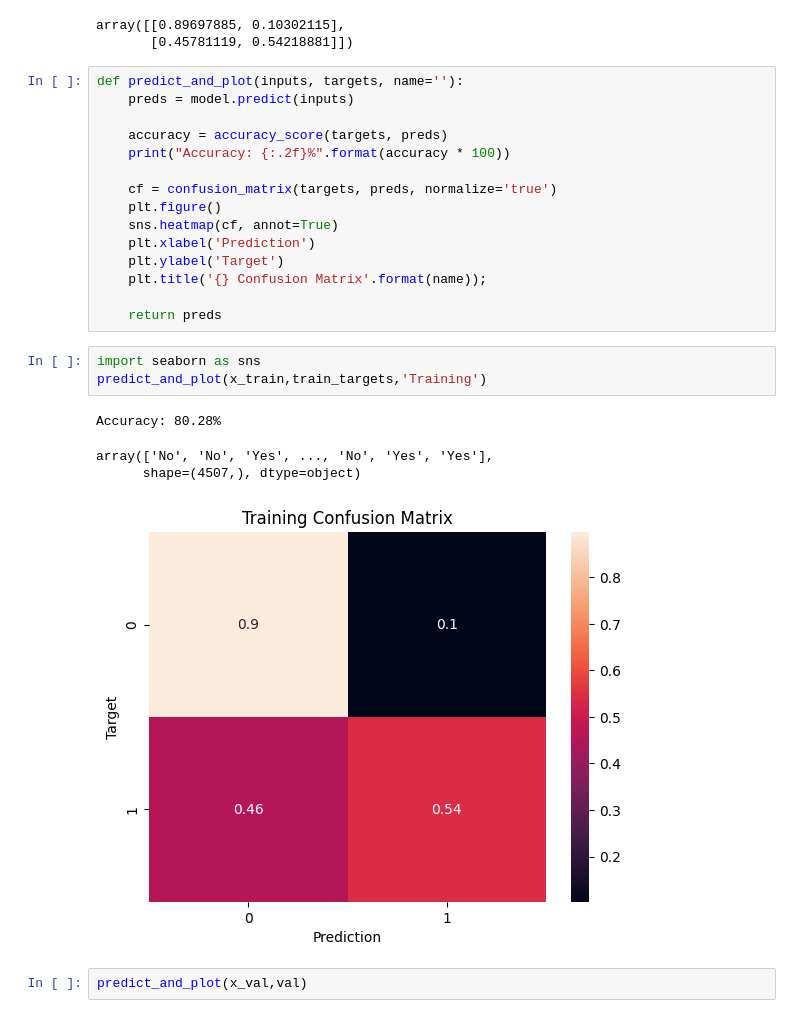
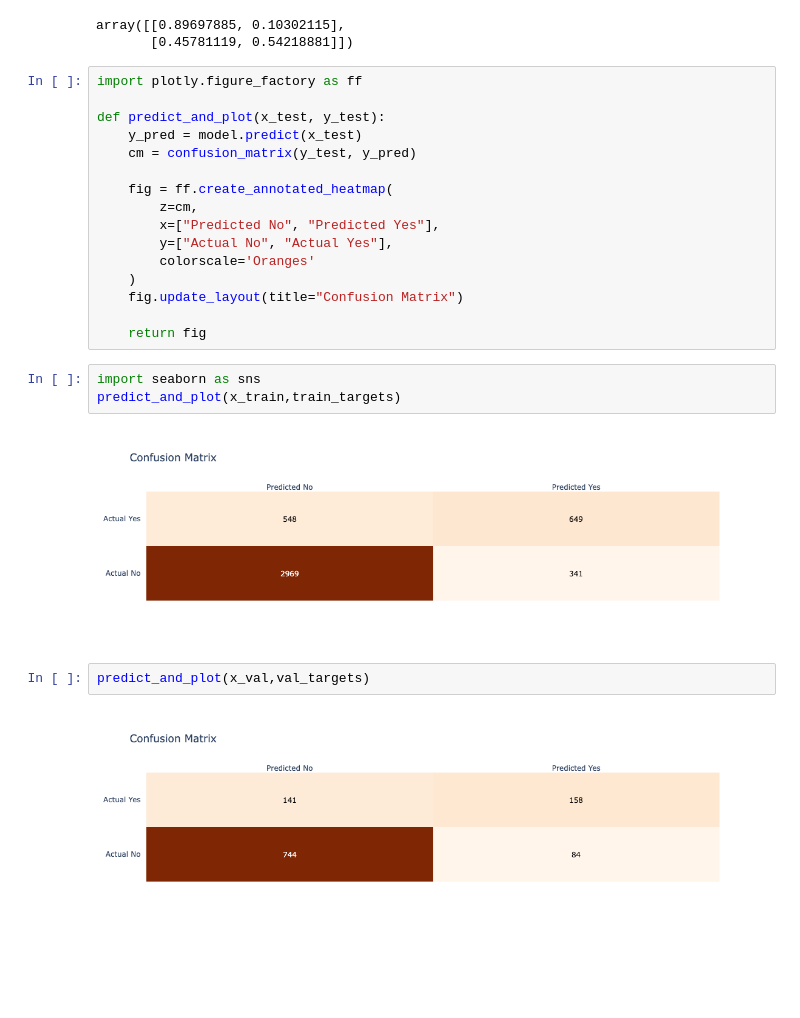
Before and after one commit to Hyndavi334/Telecom-Churn-Logistic-Regression, a Jupyter notebook: Notebooks/modeling.ipynb, the cells around one changed output. Drawn from its saved outputs; the diff is of its cells as text; blank space fills up the shorter version.

Commit message:
imported images

```diff
--- a/Notebooks/modeling.ipynb
+++ b/Notebooks/modeling.ipynb
@@ -417,27 +417,27 @@ confusion_matrix(train_targets,train_pred,normalize='true')
 array([[0.89697885, 0.10302115],
        [0.45781119, 0.54218881]])
 # %%
-def predict_and_plot(inputs, targets, name=''):
-    preds = model.predict(inputs)
+import plotly.figure_factory as ff
 
-    accuracy = accuracy_score(targets, preds)
-    print("Accuracy: {:.2f}%".format(accuracy * 100))
+def predict_and_plot(x_test, y_test):
+    y_pred = model.predict(x_test)
+    cm = confusion_matrix(y_test, y_pred)
 
-    cf = confusion_matrix(targets, preds, normalize='true')
-    plt.figure()
-    sns.heatmap(cf, annot=True)
-    plt.xlabel('Prediction')
-    plt.ylabel('Target')
-    plt.title('{} Confusion Matrix'.format(name));
+    fig = ff.create_annotated_heatmap(
+        z=cm,
+        x=["Predicted No", "Predicted Yes"],
+        y=["Actual No", "Actual Yes"],
+        colorscale='Oranges'
+    )
+    fig.update_layout(title="Confusion Matrix")
 
-    return preds
+    return fig
 # %%
 import seaborn as sns
-predict_and_plot(x_train,train_targets,'Training')
+predict_and_plot(x_train,train_targets)
 # %% [output]
-Accuracy: 80.28%
-array(['No', 'No', 'Yes', ..., 'No', 'Yes', 'Yes'],
-      shape=(4507,), dtype=object)
-[figure, old version]
+[figure, new version]
 # %%
-predict_and_plot(x_val,val)
+predict_and_plot(x_val,val_targets)
+# %% [output]
+[figure, added]
```
Also changed, not shown: parts of 1 cell of this notebook, 1 other file.
